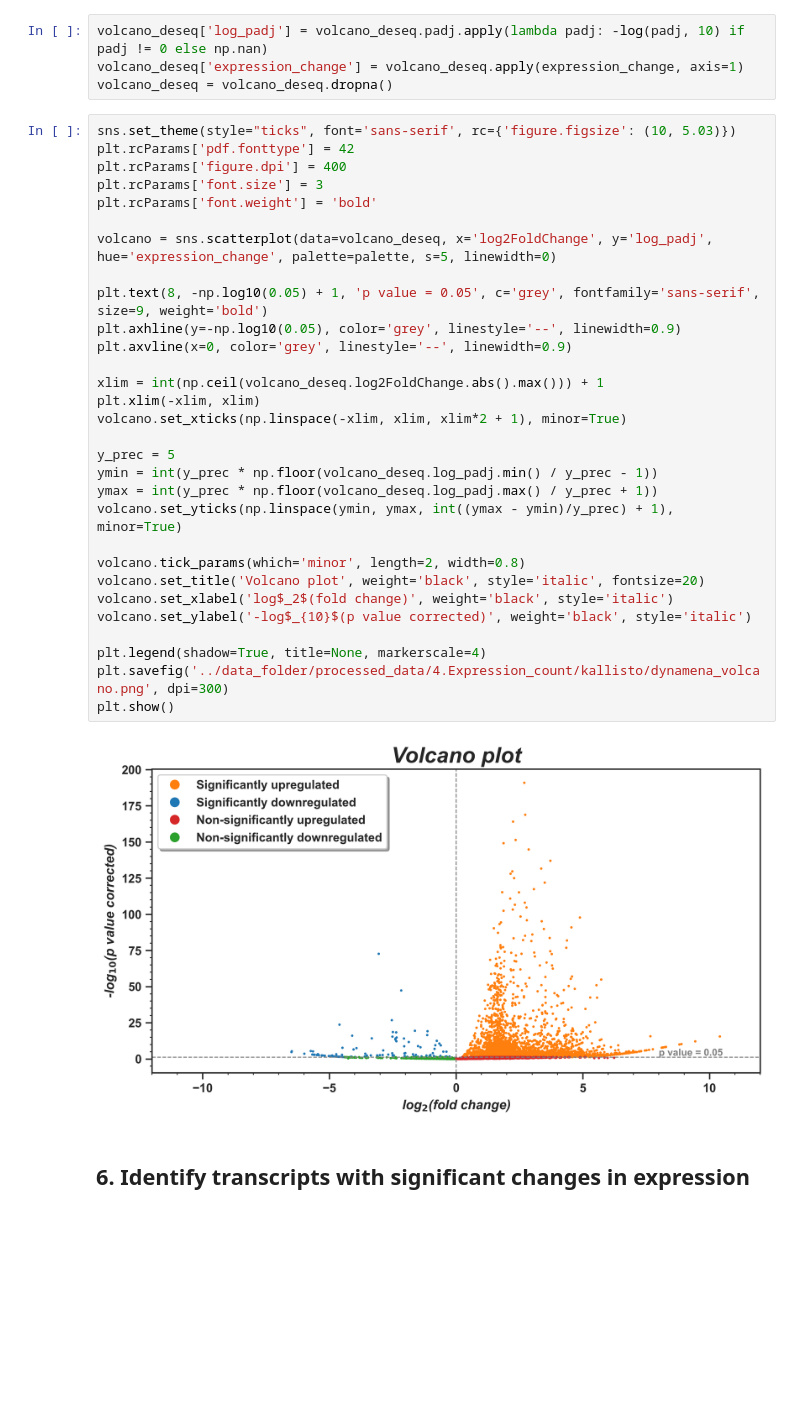
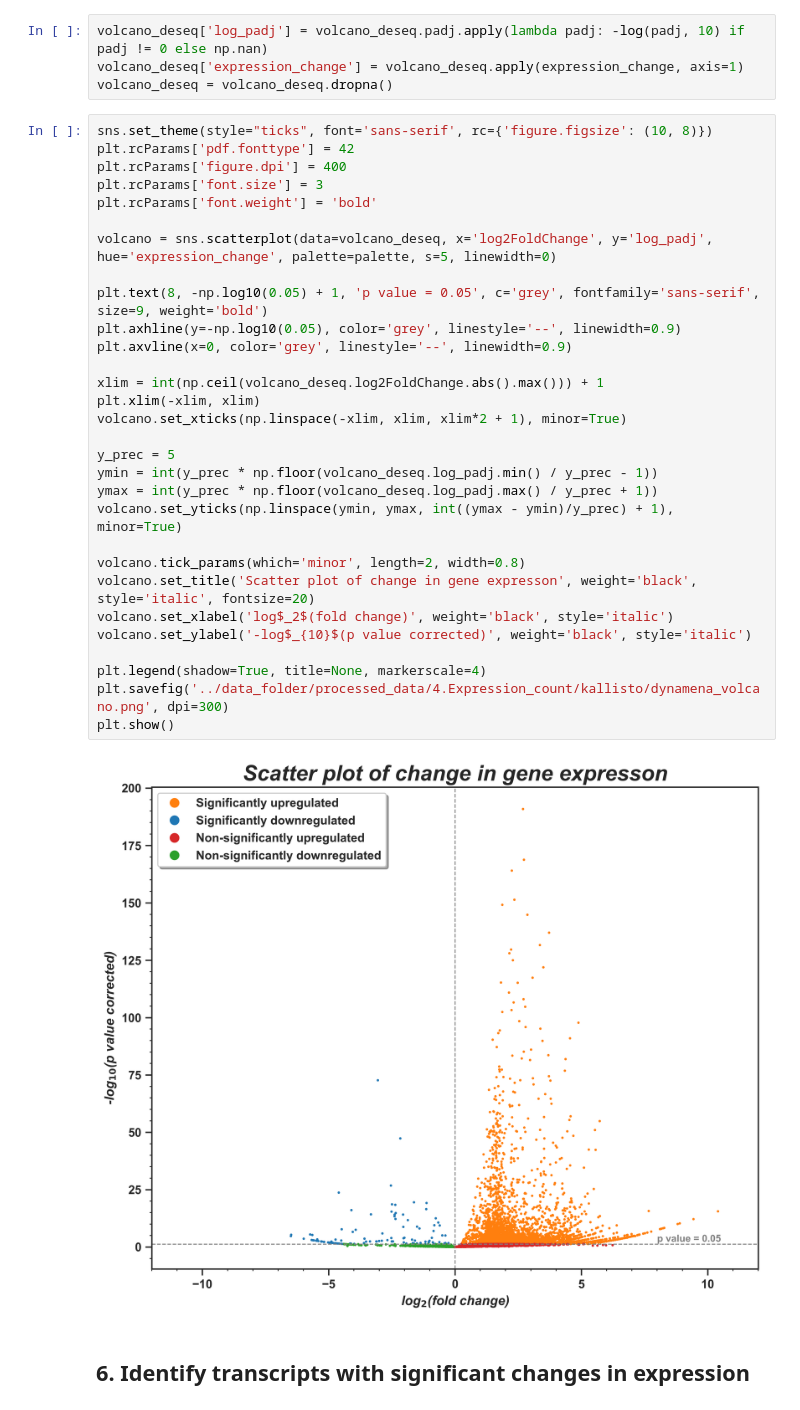
Before and after one commit to angrygeese/DynamenaProject_BI2023-24, a Jupyter notebook: code/Lab_journal_stas_project.ipynb, the cells around one changed output. Cells and saved outputs as stored; diff of their text form; blank space fills up the shorter version.

```diff
--- a/code/Lab_journal_stas_project.ipynb
+++ b/code/Lab_journal_stas_project.ipynb
@@ -592,37 +598,37 @@ volcano_deseq['log_padj'] = volcano_deseq.padj.apply(lambda padj: -log(padj, 10)
 volcano_deseq['expression_change'] = volcano_deseq.apply(expression_change, axis=1)
 volcano_deseq = volcano_deseq.dropna()
 # %%
-sns.set_theme(style="ticks", font='sans-serif', rc={'figure.figsize': (10, 5.03)})
+sns.set_theme(style="ticks", font='sans-serif', rc={'figure.figsize': (10, 8)})
 plt.rcParams['pdf.fonttype'] = 42
 plt.rcParams['figure.dpi'] = 400
 plt.rcParams['font.size'] = 3
 plt.rcParams['font.weight'] = 'bold'
 
 volcano = sns.scatterplot(data=volcano_deseq, x='log2FoldChange', y='log_padj', hue='expression_change', palette=palette, s=5, linewidth=0)
 
 plt.text(8, -np.log10(0.05) + 1, 'p value = 0.05', c='grey', fontfamily='sans-serif', size=9, weight='bold')
 plt.axhline(y=-np.log10(0.05), color='grey', linestyle='--', linewidth=0.9)
 plt.axvline(x=0, color='grey', linestyle='--', linewidth=0.9)
 
 xlim = int(np.ceil(volcano_deseq.log2FoldChange.abs().max())) + 1
 plt.xlim(-xlim, xlim)
 volcano.set_xticks(np.linspace(-xlim, xlim, xlim*2 + 1), minor=True)
 
 y_prec = 5
 ymin = int(y_prec * np.floor(volcano_deseq.log_padj.min() / y_prec - 1))
 ymax = int(y_prec * np.floor(volcano_deseq.log_padj.max() / y_prec + 1))
 volcano.set_yticks(np.linspace(ymin, ymax, int((ymax - ymin)/y_prec) + 1), minor=True)
 
 volcano.tick_params(which='minor', length=2, width=0.8)
-volcano.set_title('Volcano plot', weight='black', style='italic', fontsize=20)
+volcano.set_title('Scatter plot of change in gene expresson', weight='black', style='italic', fontsize=20)
 volcano.set_xlabel('log$_2$(fold change)', weight='black', style='italic')
 volcano.set_ylabel('-log$_{10}$(p value corrected)', weight='black', style='italic')
 
 plt.legend(shadow=True, title=None, markerscale=4)
 plt.savefig('../data_folder/processed_data/4.Expression_count/kallisto/dynamena_volcano.png', dpi=300)
 plt.show()
 # %% [output]
-[figure, old version]
+[figure, new version]
 # %% [markdown]
 ## 6. Identify transcripts with significant changes in expression
 # %% [markdown]
```
Also changed, not shown: parts of 21 cells of this notebook, 5 other files.
